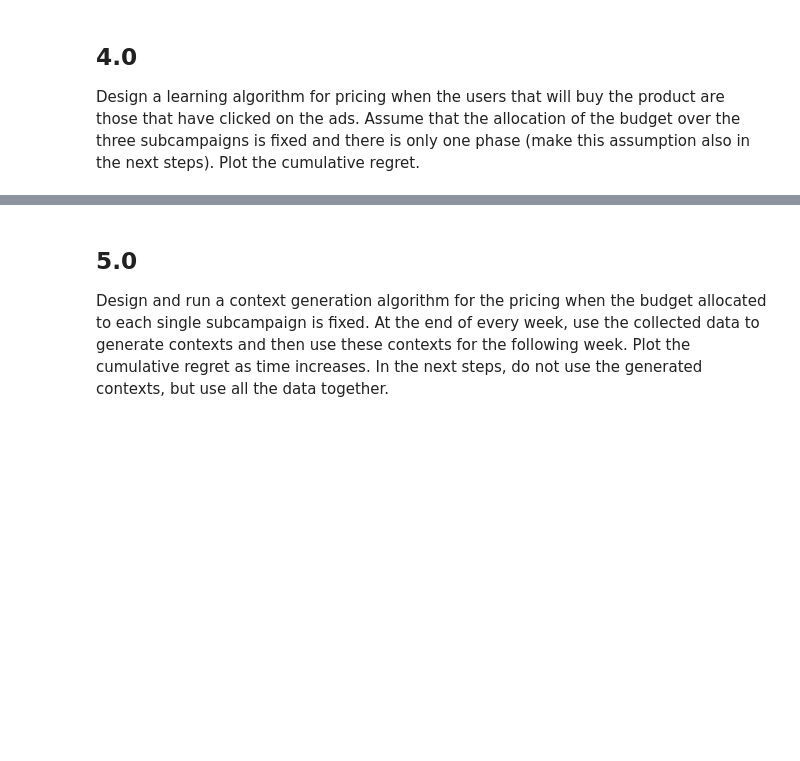
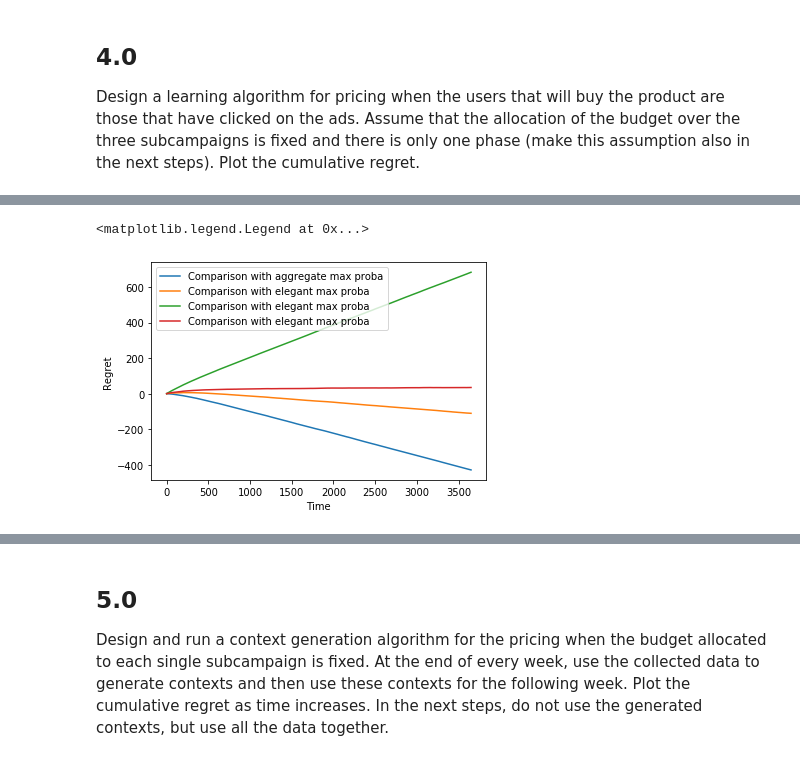
Before and after one commit to damiano1996/DataIntelligenceApplications, a Jupyter notebook: project/project.ipynb, the cells around one changed output, grey strips where cells are left out. Drawn from its saved outputs; the diff is of its cells as text; code cells hidden in the pictures; blank space fills up the shorter version.

Commit message:
modified regret calculation and ts algorothm

```diff
--- a/project/project.ipynb
+++ b/project/project.ipynb
@@ -50,0 +133,29 @@ Design a learning algorithm for pricing when the users that will buy the product
+# %%
+n_experiments = 200 # the number is small to do a raw test, otherwise set it to 1000
+rewards_per_experiment = []
+# %%
+for e in range(0, n_experiments):
+
+    current_date, done = env.reset()
+    ts_learner = TS_Learner(n_arms=n_arms)
+
+    while not done:
+        pulled_arm = ts_learner.pull_arm()
+
+        user = User(random=True)
+        reward, current_date, done = env.user_step(pulled_arm, user)
+        ts_learner.update(pulled_arm, reward)
+
+    rewards_per_experiment.append(ts_learner.collected_rewards)
+# %%
+plt.plot(np.cumsum(np.mean(np.max(env.classes[0].conv_rates[0][1]) - rewards_per_experiment, axis=0)), label='Comparison with aggregate max proba')
+plt.plot(np.cumsum(np.mean(np.max(env.classes[1].conv_rates[0][1]) - rewards_per_experiment, axis=0)), label=f'Comparison with {class_1.name} max proba')
+plt.plot(np.cumsum(np.mean(np.max(env.classes[2].conv_rates[0][1]) - rewards_per_experiment, axis=0)), label=f'Comparison with {class_1.name} max proba')
+plt.plot(np.cumsum(np.mean(np.max(env.aggregate_demand_curve[1]) - rewards_per_experiment, axis=0)), label=f'Comparison with {class_1.name} max proba')
+
+plt.xlabel('Time')
+plt.ylabel('Regret')
+plt.legend()
+# %% [output]
+<matplotlib.legend.Legend at 0x...>
+[figure, added]
```
Also changed, not shown: parts of 10 cells of this notebook, 15 other files.
